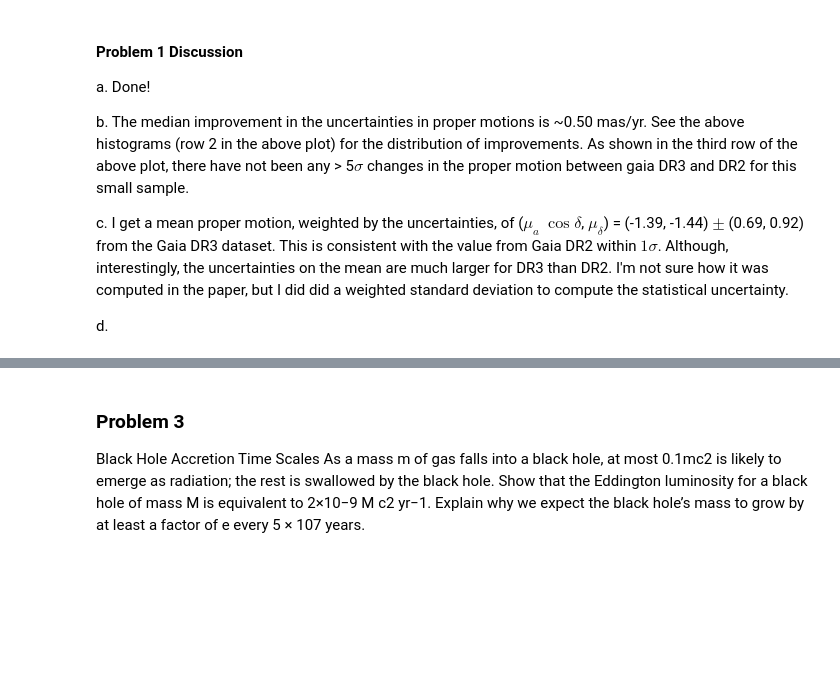
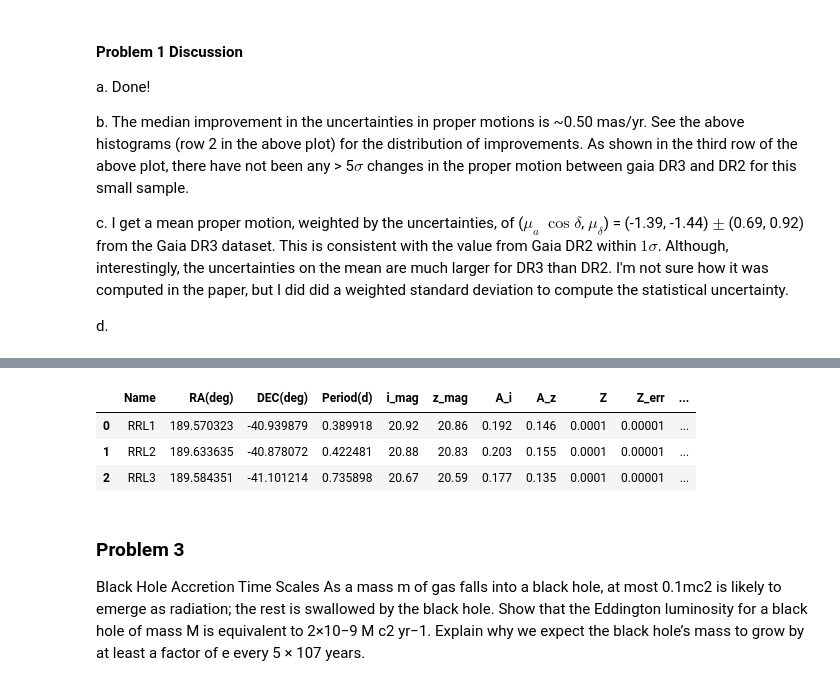
Before and after one commit to noahfranz13/SO-Classes, a Jupyter notebook: ASTR540/hw4/Franz_ASTR540_HW4_NB.ipynb, the cells around one changed output, grey strips where cells are left out. Drawn from its saved outputs; the diff is of its cells as text; code cells hidden in the pictures; blank space fills up the shorter version.

```diff
--- a/ASTR540/hw4/Franz_ASTR540_HW4_NB.ipynb
+++ b/ASTR540/hw4/Franz_ASTR540_HW4_NB.ipynb
@@ -281,3 +297,20 @@ uncertainty on the RRL periods. What is the distance (with uncertainty) to your
+# %%
+rr_lyrae = pd.read_csv("rrl.dat", sep=' ')
+
+rr_lyrae["Z"] = 0.0001
+rr_lyrae["Z_err"] = 0.1*rr_lyrae.Z
+
+rr_lyrae["i_mag_err"] = 0.03
+rr_lyrae["z_mag_err"] = 0.03
+
+rr_lyrae["Period_err"] = 0.01
+
+rr_lyrae
+# %% [output]
+|  | Name | RA(deg) | DEC(deg) | Period(d) | i_mag | z_mag | A_i | A_z | Z | Z_err | ... |
+| 0 | RRL1 | 189.570323 | -40.939879 | 0.389918 | 20.92 | 20.86 | 0.192 | 0.146 | 0.0001 | 0.00001 | ... |
+| 1 | RRL2 | 189.633635 | -40.878072 | 0.422481 | 20.88 | 20.83 | 0.203 | 0.155 | 0.0001 | 0.00001 | ... |
+| 2 | RRL3 | 189.584351 | -41.101214 | 0.735898 | 20.67 | 20.59 | 0.177 | 0.135 | 0.0001 | 0.00001 | ... |
 # %% [markdown]
 ### Problem 3
 
```
Also changed, not shown: parts of 1 cell of this notebook, 1 other file.
